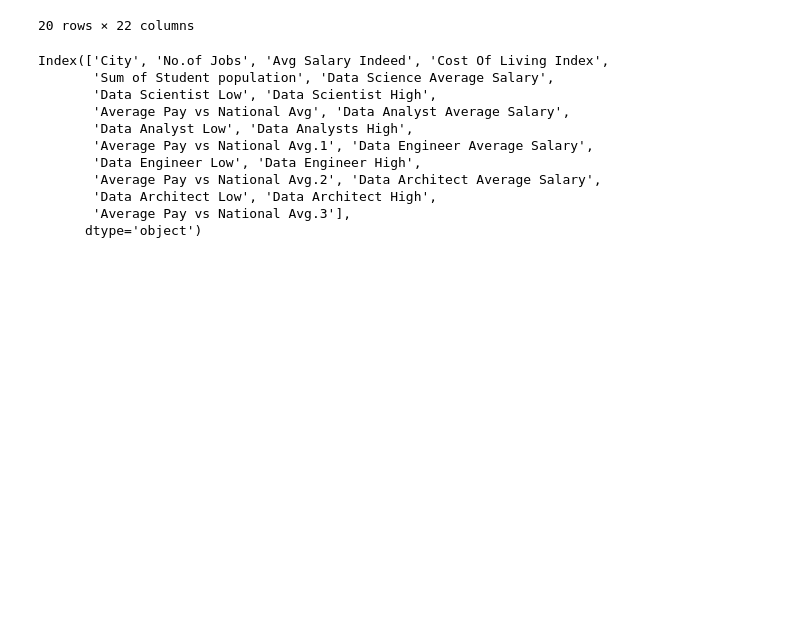
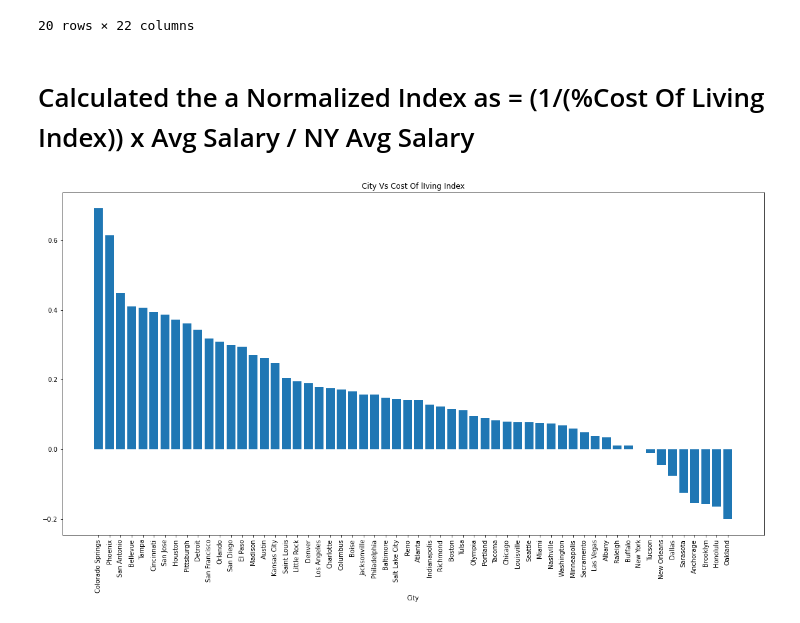
Before and after one commit to look4parul/Project1_PPDR-Consultants, a Jupyter notebook: JobMarketAnalysis/indeed_data_analysis.ipynb, the cells around one changed output. Cells and saved outputs as stored; diff of their text form; code cells hidden in the pictures; blank space fills up the shorter version.

```diff
--- a/JobMarketAnalysis/indeed_data_analysis.ipynb
+++ b/JobMarketAnalysis/indeed_data_analysis.ipynb
@@ -320,3 +253,5 @@ len(cities)
+# %%
+cities = df_COLI_complete["City"]
 # %%
 avg_salary = [134331.00, 161743.00, 103574.00, 100336.00, 100336.00, 125697.00, 92615.00, 123915.00, 123915.00,
               155451.00, 115912.00, 93041.00, 122194.00, 146202.00, 114914.00, 100372.00, 108227.00, 108994.00,
@@ -410,18 +345,21 @@ df_col_complete_student_jobs_salary_final.head(20)
 | 30 | Denver | 7.0 | 116869.0 | 73.123371 | 1.189781 | 20192.0 | ... |
 | 42 | Kansas City | 6.0 | 115614.0 | 69.002554 | 1.247295 | 16375.0 | ... |
 20 rows × 22 columns
-# %%
-col = df_col_complete_student_jobs_salary_final.columns
-col
-# %% [output]
-Index(['City', 'No.of Jobs', 'Avg Salary Indeed', 'Cost Of Living Index',
-       'Sum of Student population', 'Data Science Average Salary',
-       'Data Scientist Low', 'Data Scientist High',
-       'Average Pay vs National Avg', 'Data Analyst Average Salary',
-       'Data Analyst Low', 'Data Analysts High',
-       'Average Pay vs National Avg.1', 'Data Engineer Average Salary',
-       'Data Engineer Low', 'Data Engineer High',
-       'Average Pay vs National Avg.2', 'Data Architect Average Salary',
-       'Data Architect Low', 'Data Architect High',
-       'Average Pay vs National Avg.3'],
-      dtype='object')
+# %% [markdown]
+# Calculated the a Normalized Index as = (1/(%Cost Of Living Index)) x Avg Salary / NY Avg Salary
+# %%
+# Graph to plot number of cureent jobs Vs Citites
+df_SalaryCOLIndex_Cities = df_col_complete_student_jobs_salary_final.sort_values(by=['SalaryCOLIndex'], ascending=False)
+#df_SalaryCOLIndex_Cities.columns
+df_SalaryCOLIndex_Cities = df_SalaryCOLIndex_Cities[['City', 'No.of Jobs', 'Avg Salary Indeed','Cost Of Living Index',"SalaryCOLIndex"]]
+df_SalaryCOLIndex_Cities.head()
+#df_final["SalaryCOLIndex"].values
+plt.figure(figsize=(20,10))
+plt.xlabel("City")
+plt.title("City Vs Cost Of lIving Index")
+plt.xticks(rotation='vertical')
+# plt.yticks(ticks=df_final["SalaryCOLIndex"], labels=df_final["SalaryCOLIndex"].values.tolist())
+plt.bar(df_SalaryCOLIndex_Cities["City"],df_SalaryCOLIndex_Cities["SalaryCOLIndex"] -1)
+plt.show()
+# %% [output]
+[figure, added]
```
Also changed, not shown: parts of 27 cells of this notebook.
